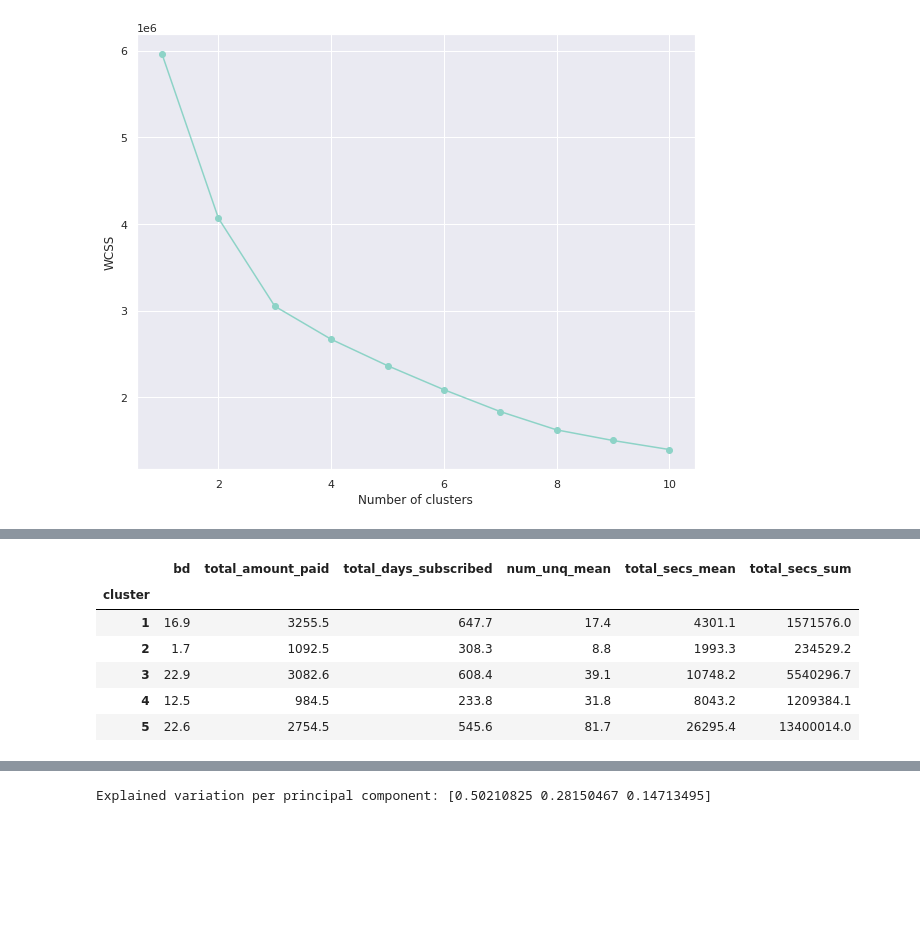
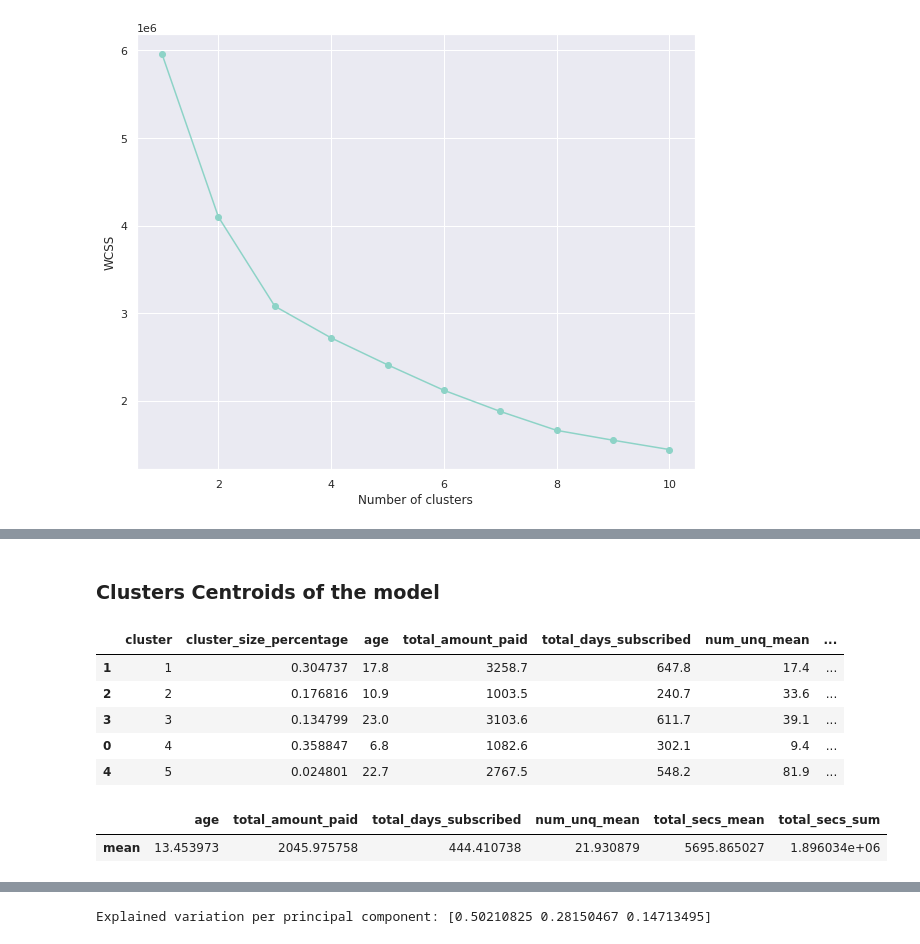
Before and after one commit to achrafaourik/Churn-Prediction, a Jupyter notebook: clustering_notebook.ipynb, the cells around one changed output, grey strips where cells are left out. Cells and saved outputs as stored; diff of their text form; code cells hidden in the pictures; blank space fills up the shorter version.

Commit message:
adding clustering and scala notebooks

```diff
--- a/clustering_notebook.ipynb
+++ b/clustering_notebook.ipynb
@@ -100,0 +131,4 @@ dataset = merged_aggs[clustering_cols]
+# %%
+# These are the columns that best describe a client's historical behavior that will later be used as features
+clustering_cols = ['bd', 'total_amount_paid', 'total_days_subscribed',
+                   'num_unq_mean', 'total_secs_mean', 'total_secs_sum']
@@ -100,0 +139,3 @@ dataset = merged_aggs[clustering_cols]
+# %%
+# Using the median value of the age as an imputation value for the column
+merged_aggs['bd'].fillna(merged_aggs['bd'].mean(), inplace=True)
@@ -150,11 +356,25 @@ dataset['cluster'] = y_kmeans
 kmeans_mean_cluster = pd.DataFrame(round(dataset.groupby('cluster').mean(),1))
-# %%
-kmeans_mean_cluster
-# %% [output]
-|  | bd | total_amount_paid | total_days_subscribed | num_unq_mean | total_secs_mean | total_secs_sum |
-| cluster |  |  |  |  |  |  |
-| 1 | 16.9 | 3255.5 | 647.7 | 17.4 | 4301.1 | 1571576.0 |
-| 2 | 1.7 | 1092.5 | 308.3 | 8.8 | 1993.3 | 234529.2 |
-| 3 | 22.9 | 3082.6 | 608.4 | 39.1 | 10748.2 | 5540296.7 |
-| 4 | 12.5 | 984.5 | 233.8 | 31.8 | 8043.2 | 1209384.1 |
-| 5 | 22.6 | 2754.5 | 545.6 | 81.7 | 26295.4 | 13400014.0 |
+# %% [markdown]
+### Clusters Centroids of the model
+# %%
+clusters_size = dataset['cluster'].value_counts(normalize=True).reset_index(
+    name="cluster_size_percentage").rename(columns={'index': 'cluster'})
+# %%
+clusters_centroids = clusters_size.merge(kmeans_mean_cluster.reset_index().rename(columns={'bd': 'age'}),
+                                         how="left", on="cluster").sort_values('cluster')
+# %%
+clusters_centroids
+# %% [output]
+|  | cluster | cluster_size_percentage | age | total_amount_paid | total_days_subscribed | num_unq_mean | ... |
+| 1 | 1 | 0.304737 | 17.8 | 3258.7 | 647.8 | 17.4 | ... |
+| 2 | 2 | 0.176816 | 10.9 | 1003.5 | 240.7 | 33.6 | ... |
+| 3 | 3 | 0.134799 | 23.0 | 3103.6 | 611.7 | 39.1 | ... |
+| 0 | 4 | 0.358847 | 6.8 | 1082.6 | 302.1 | 9.4 | ... |
+| 4 | 5 | 0.024801 | 22.7 | 2767.5 | 548.2 | 81.9 | ... |
+# %%
+# Generating the average of the features for the whole clients, to get a good comparison with
+# the centroids
+dataset.drop('cluster', 1).agg(['mean']).rename(columns={'bd': 'age'})
+# %% [output]
+|  | age | total_amount_paid | total_days_subscribed | num_unq_mean | total_secs_mean | total_secs_sum |
+| mean | 13.453973 | 2045.975758 | 444.410738 | 21.930879 | 5695.865027 | 1.896034e+06 |
```
Also changed, not shown: parts of 59 cells of this notebook, 1 other file.
